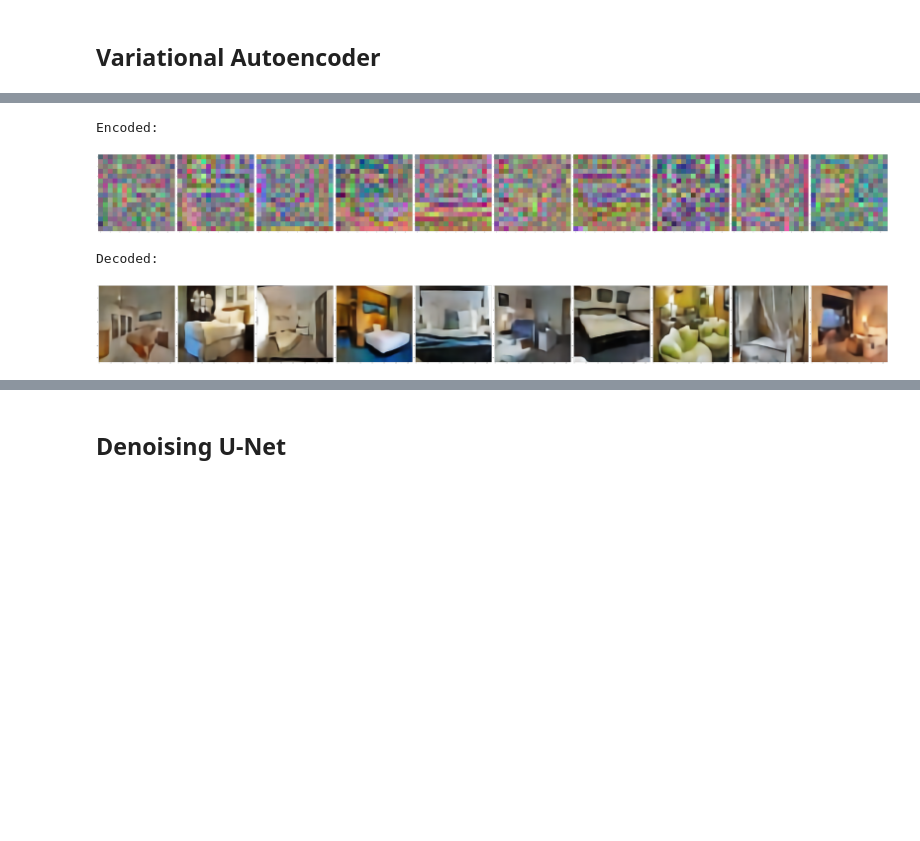
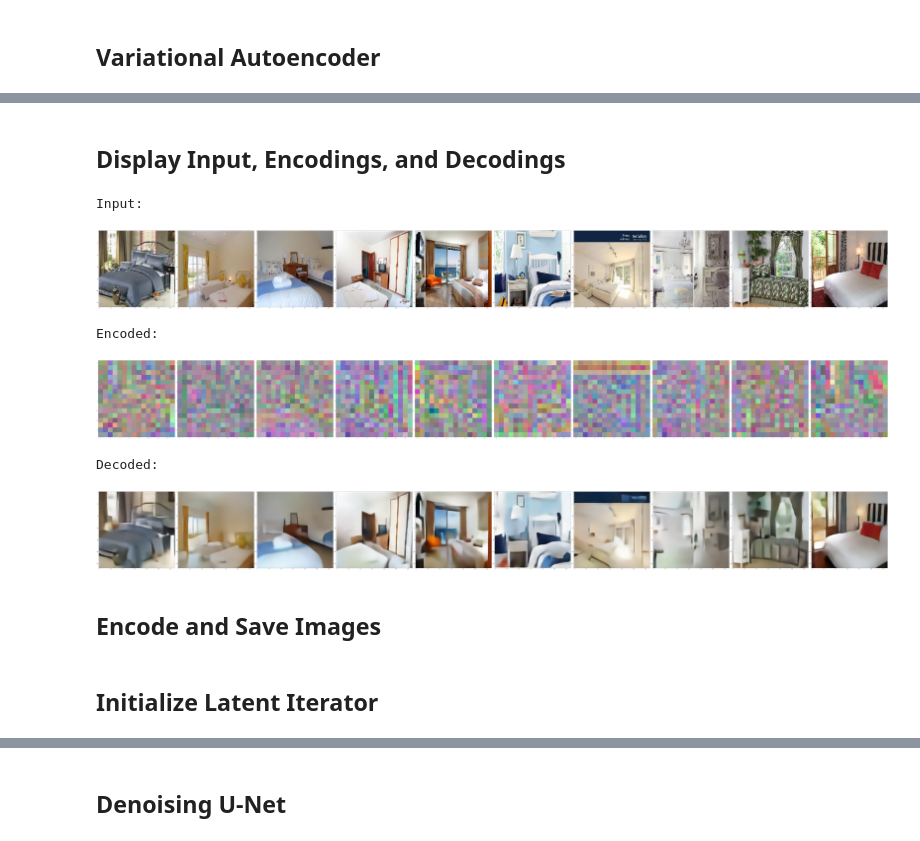
Before and after one commit to hayden-donnelly/ml-notebooks, a Jupyter notebook: latent_diffusion.ipynb, the cells around one changed output, grey strips where cells are left out. Drawn from its saved outputs; the diff is of its cells as text; code cells hidden in the pictures; blank space fills up the shorter version.

Commit message:
Cleaned up notebook and wrote code to encode and save whole dataset to npy.

```diff
--- a/latent_diffusion.ipynb
+++ b/latent_diffusion.ipynb
@@ -20,7 +21,10 @@ from keras.preprocessing.image import ImageDataGenerator
 # %%
+# Data.
 image_size = 128
 channels = 3
 color_mode = 'rgb'
+image_dataset_path = '../lsun_bedroom_sample/'
+latent_dataset_path = '../lsun_bedroom_latent/'
 
 # Autoencoder.
 dropout = 0.1
@@ -35,7 +39,7 @@ max_beta = 1.0
 min_beta = 0.0
 
 # Diffusion.
-diffusion_batch_size = 64
+diffusion_batch_size = 2048
 diffusion_epochs = 100
 min_signal_rate = 0.02
 max_signal_rate = 0.95
@@ -239,9 +253,9 @@ class VAE(keras.Model):
         }
 
     def encode(self, data):
-        _, _, z = self.encoder(data)
+        _, _, z = self.encoder(data, training=False)
         return z
 
     def decode(self, data):
-        x = self.decoder(data)
+        x = self.decoder(data, training=False)
         return x
@@ -250,6 +266,6 @@ vae = VAE(autoencoder_widths, beta_slope, beta_period)
 vae.compile(optimizer='adam')
 # %%
 beta_scheduler = BetaScheduler()
-vae_history = vae.fit(dogs, epochs=10, callbacks=[beta_scheduler])
+vae_history = vae.fit(image_iterator, epochs=autoencoder_epochs, callbacks=[beta_scheduler])
 # %% [output]
 Epoch 1/10
@@ -298,24 +306,29 @@ INFO:tensorflow:Assets written to: data/decoder13\assets
+# %% [markdown]
+## Display Input, Encodings, and Decodings
 # %%
-dogs.reset()
-encoded_images = vae.encode(dogs.next()[0])
+num_images = 10
+training_image_iterator.reset()
+input_images = training_image_iterator.next()[0][0 : num_images]
+encoded_images = vae.encode(input_images).numpy()
+decoded_images = vae.decode(encoded_images).numpy()
 
-for i in range(10):
-    next_encoded = vae.encode(dogs.next()[0])
-    encoded_images = tf.concat([encoded_images, next_encoded], axis=0)
+print('Input:')
+plot_images(input_images)
 
-decoded_images = vae.decode(encoded_images[0 : 10])
+print('Encoded:')
+encoded_display = encoded_images
+encoded_display -= np.min(encoded_display)
+encoded_display /= np.max(encoded_display)
+plot_images(encoded_display)
+
+print('Decoded:')
+plot_images(decoded_images)
+# %% [output]
+Input:
+[figure, added]
+Encoded:
+[figure, added]
+Decoded:
+[figure, added]
-# %%
-print('Encoded:')
-encoded_display = encoded_images[0:10].numpy()
-encoded_display -= np.min(encoded_display)
-encoded_display /= np.max(encoded_display)
-plot_images(encoded_display)
-
-print('Decoded:')
-decoded_images = vae.decode(encoded_images[0 : 10])
-plot_images(decoded_images.numpy())
-# %% [output]
-Encoded:
-[figure, removed]
-Decoded:
-[figure, removed]
+# %% [markdown]
+## Encode and Save Images
@@ -321,0 +343,2 @@ Decoded:
+# %% [markdown]
+## Initialize Latent Iterator
```
Also changed, not shown: parts of 25 cells of this notebook.
